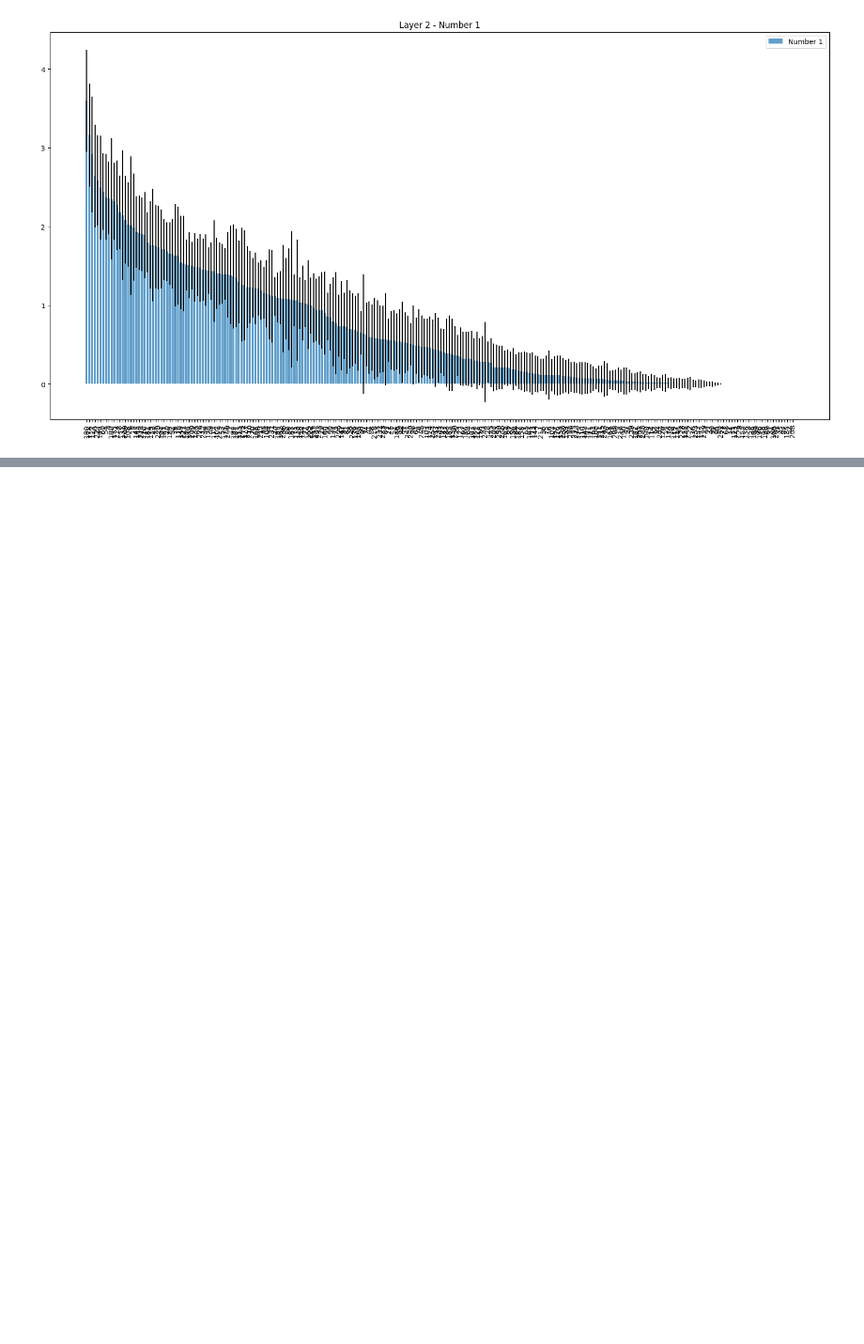
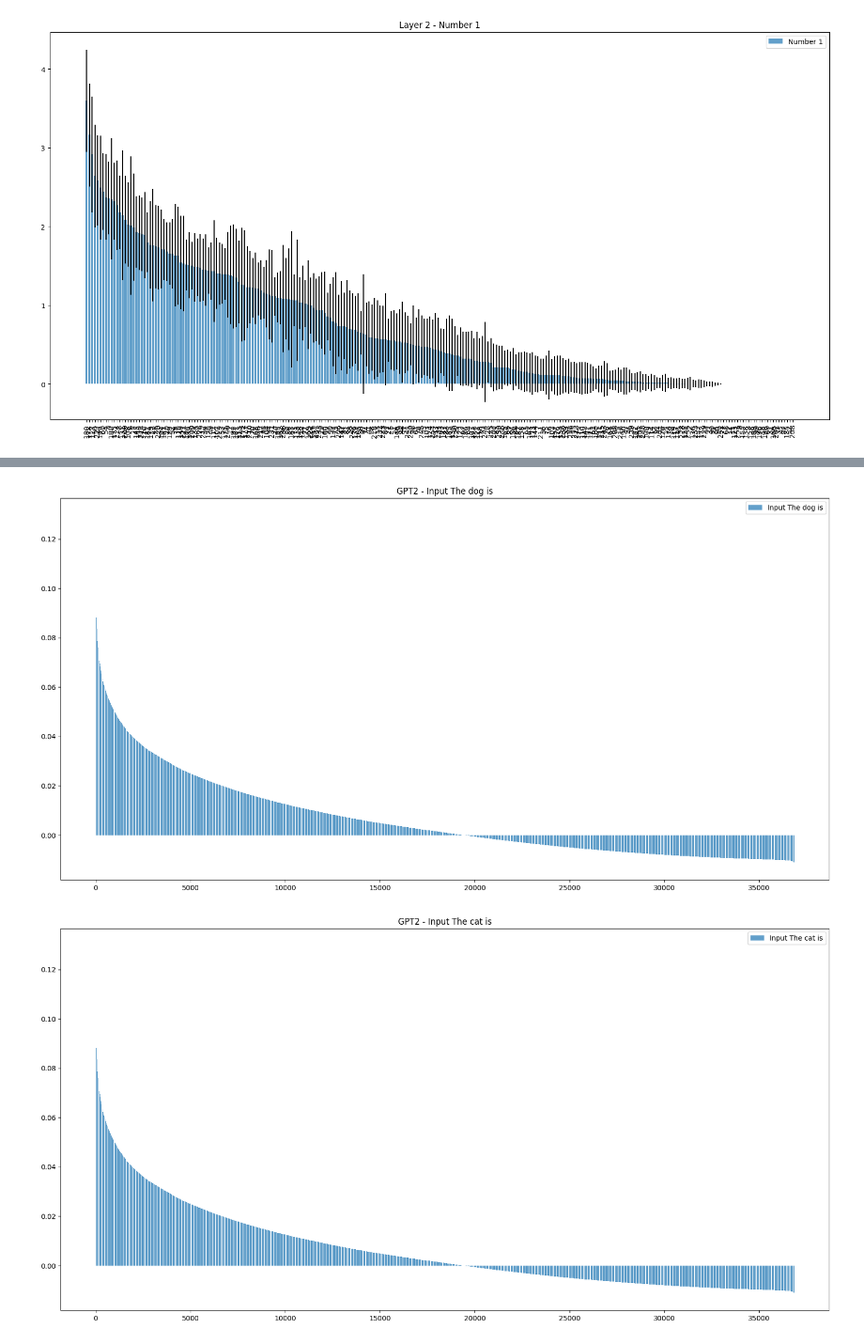
Before and after one commit to miguel-kjh/ExAI, a Jupyter notebook: experiments/activations.ipynb, the cells around one changed output, grey strips where cells are left out. Shown: that part at 94% size. Cells and saved outputs as stored; diff of their text form; code cells hidden in the pictures; blank space fills up the shorter version.

```diff
--- a/experiments/activations.ipynb
+++ b/experiments/activations.ipynb
@@ -76,0 +89,4 @@ plot_mean_and_std_bar_per_number(df_layer2, 'Layer 2', numbers)
+# %%
+folder = os.path.join('activations', 'gpt2.pickle')
+df = pd.read_pickle(folder)
+df.head()
@@ -76,0 +101,34 @@ plot_mean_and_std_bar_per_number(df_layer2, 'Layer 2', numbers)
+# %%
+def plot_mean_and_std_bar_per_number(df: pd.DataFrame, title: str, inputs: list):
+    if not inputs:
+        raise ValueError('You must provide at least one input')
+
+    for text in inputs:
+        plt.figure(figsize=(20, 10))
+
+        # Seleccionar las filas para cada número
+        df_num = df[df['Input_text'] == text]
+        df_num = df_num.drop(columns=['Input_text'])
+        df_num = df_num.drop(columns=['Output_text'])
+
+        # Calcular la media y la desviación estándar
+        mean = df_num.mean().sort_values(ascending=False)
+        std = df_num.std()[mean.index]  # Asegurarse de que std corresponda a la media ordenada
+
+        # Índices de las barras
+        bar_indexes = range(1, len(mean) + 1)
+
+        # Graficar la media y la desviación estándar
+        plt.bar(bar_indexes, mean, yerr=std, label=f'Input {text}', alpha=0.7)
+        plt.title(f'{title} - Input {text}')
+        # get number of neurons per layer
+        # labels = [re.findall(r'\d+', c)[1] for c in mean.index]
+        #plt.xticks(ticks=bar_indexes, labels=labels, rotation=90)
+        plt.legend()
+        plt.show()
+# %%
+example = ['The dog is', 'The cat is']
+plot_mean_and_std_bar_per_number(df, 'GPT2', example)
+# %% [output]
+[figure, added]
+[figure, added]
```
Also changed, not shown: parts of 7 cells of this notebook, 1 other file.
